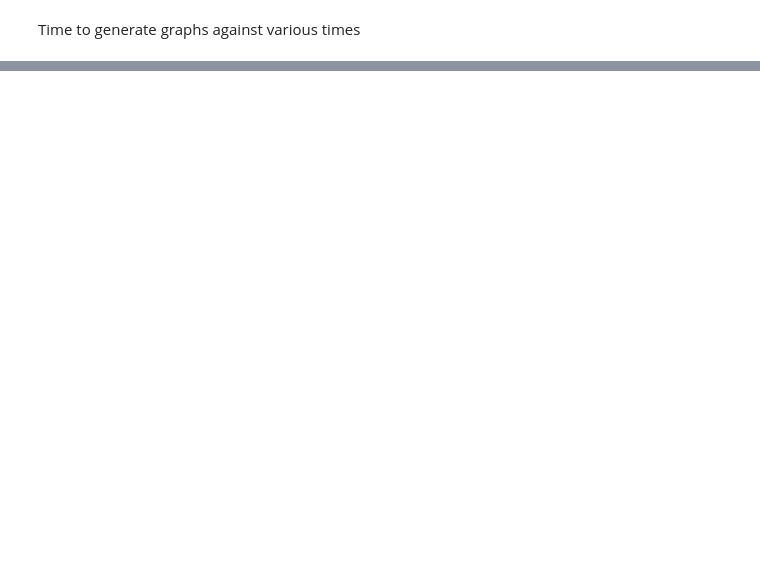
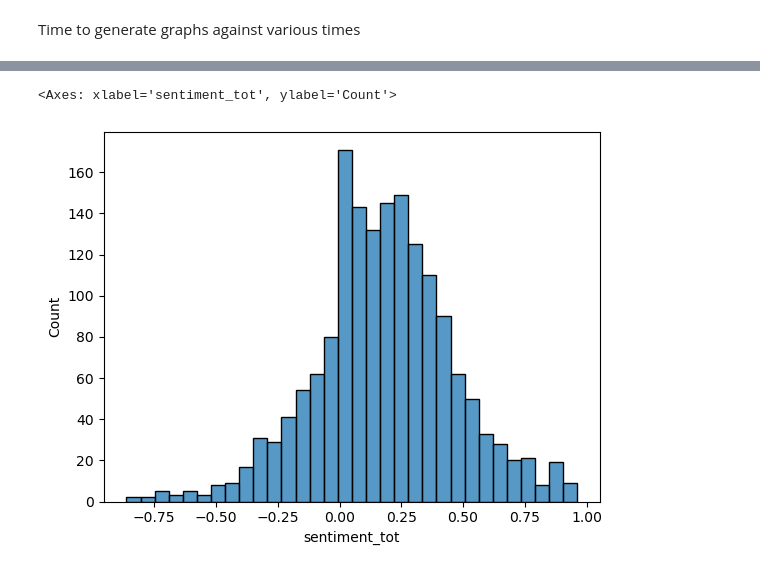
Before and after one commit to jguhit/Erdos-DS-2024-newsworthy, a Jupyter notebook: EDA/EDA_StockvSentiment_Nawaz.ipynb, the cells around one changed output, grey strips where cells are left out. Saved outputs shown, nothing was run; the diff lists cells and outputs as text; code cells hidden in the pictures; blank space fills up the shorter version.

```diff
--- a/EDA/EDA_StockvSentiment_Nawaz.ipynb
+++ b/EDA/EDA_StockvSentiment_Nawaz.ipynb
@@ -312,0 +298,5 @@ correlators
+# %%
+sns.histplot(df_all['sentiment_tot'])
+# %% [output]
+<Axes: xlabel='sentiment_tot', ylabel='Count'>
+[figure, added]
```
Also changed, not shown: parts of 11 cells of this notebook.
